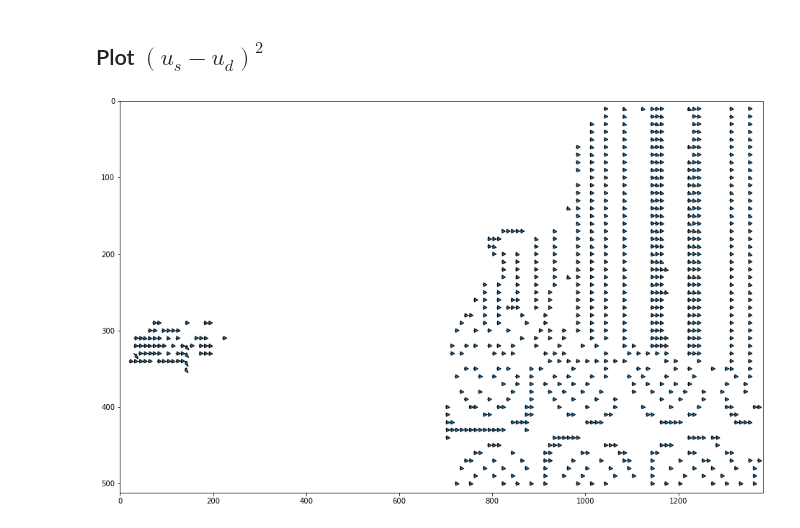
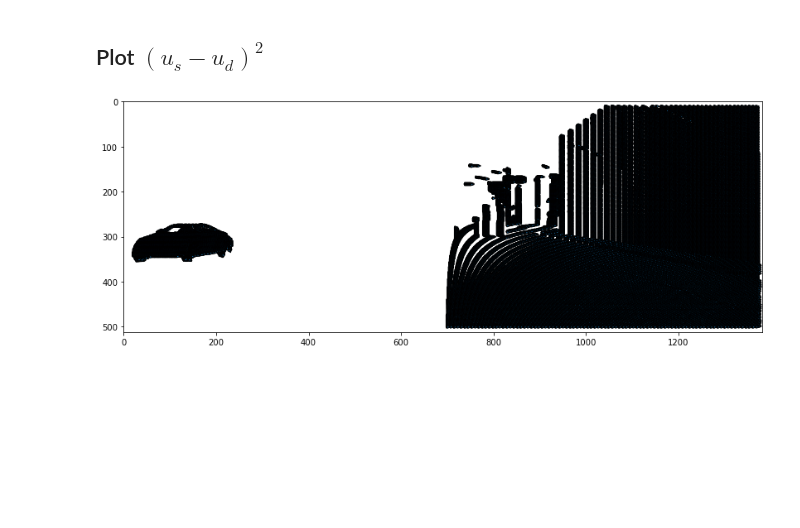
Before and after one commit to jonasdieker/motion_segmentation, a Jupyter notebook: unsupervised/static_scene_flow.ipynb, the cells around one changed output. Cells and saved outputs as stored; diff of their text form; code cells hidden in the pictures; blank space fills up the shorter version.

Commit message:
change aspect ratio of sparse flow vis

```diff
--- a/unsupervised/static_scene_flow.ipynb
+++ b/unsupervised/static_scene_flow.ipynb
@@ -2,6 +2,8 @@
 ## Loading Dataset
 # %%
 %matplotlib inline
+%reload_ext autoreload
+%autoreload 2
 
 import numpy as np
 import os
@@ -17,7 +19,7 @@ from utils_data import get_flow, render_optical_flow_data, read_depth, plot_pair
 # data_root = "/storage/remote/atcremers40/motion_seg/datasets/Carla_unsupervised/"
 # data_root = "/storage/remote/atcremers40/motion_seg/datasets/Opt_flow_change"
 # data_root = "/storage/remote/atcremers40/motion_seg/datasets/Carla_Data_Collection/Depth_Test/"
-data_root = "/storage/remote/atcremers40/motion_seg/datasets/Opt_flow_pixel_preprocess"
+data_root = "/storage/remote/atcremers40/motion_seg/datasets/others/Opt_flow_pixel_preprocess"
 images = sorted(list(glob.glob(os.path.join(data_root, f"images/**/*.png"))))
 transformations = sorted(list(glob.glob(os.path.join(data_root, f"transformations/**/*.json"))))
 depths = sorted(list(glob.glob(os.path.join(data_root, f"depth/**/*.png"))))
@@ -92,6 +94,6 @@ plot_sparse_vecs(dynamic_flow)
 ## Plot $(u_s - u_d)^{2}$
 # %%
 diff_flow = np.square(static_flow-dynamic_flow)
-plot_sparse_vecs(diff_flow, sparseness=10, cutoff=1)
+plot_sparse_vecs(diff_flow, sparseness=1, cutoff=1)
 # %% [output]
-[figure, old version]
+[figure, new version]
```
Also changed, not shown: parts of 3 cells of this notebook, 1 other file.
